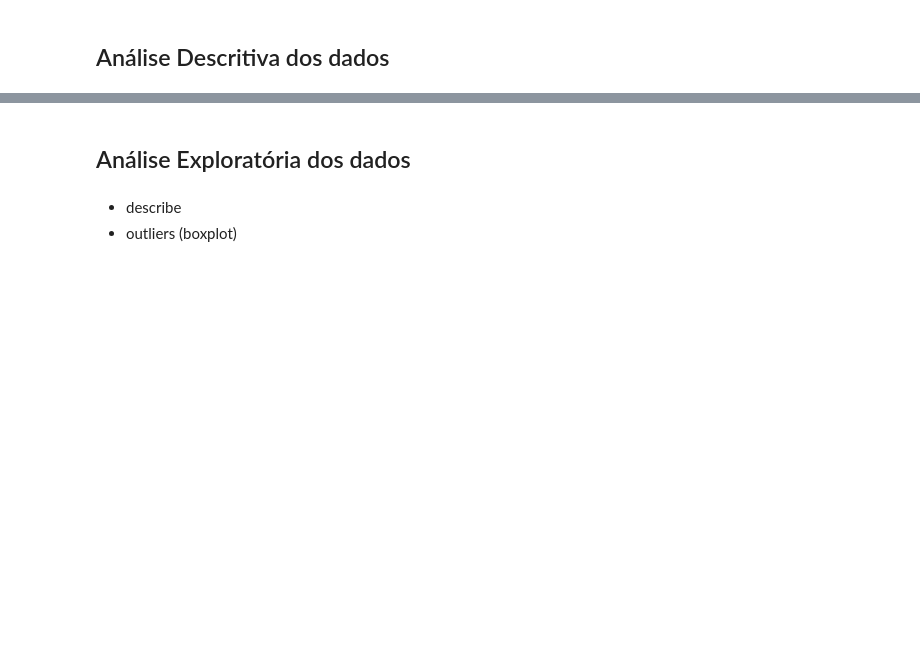
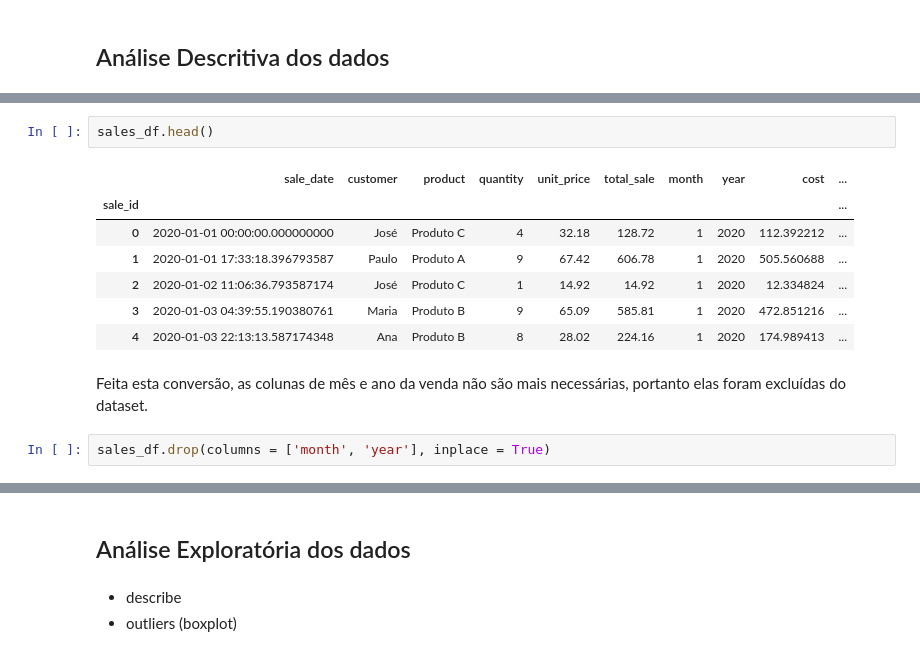
Before and after one commit to rfprates/extraindo_dados_pdf, a Jupyter notebook: data_extraction_pdf.ipynb, the cells around one changed output, grey strips where cells are left out. Drawn from its saved outputs; the diff is of its cells as text; blank space fills up the shorter version.

```diff
--- a/data_extraction_pdf.ipynb
+++ b/data_extraction_pdf.ipynb
@@ -89,0 +166,14 @@ sales_df.head()
+# %%
+sales_df.head()
+# %% [output]
+|  | sale_date | customer | product | quantity | unit_price | total_sale | month | year | cost | ... |
+| sale_id |  |  |  |  |  |  |  |  |  | ... |
+| 0 | 2020-01-01 00:00:00.000000000 | José | Produto C | 4 | 32.18 | 128.72 | 1 | 2020 | 112.392212 | ... |
+| 1 | 2020-01-01 17:33:18.396793587 | Paulo | Produto A | 9 | 67.42 | 606.78 | 1 | 2020 | 505.560688 | ... |
+| 2 | 2020-01-02 11:06:36.793587174 | José | Produto C | 1 | 14.92 | 14.92 | 1 | 2020 | 12.334824 | ... |
+| 3 | 2020-01-03 04:39:55.190380761 | Maria | Produto B | 9 | 65.09 | 585.81 | 1 | 2020 | 472.851216 | ... |
+| 4 | 2020-01-03 22:13:13.587174348 | Ana | Produto B | 8 | 28.02 | 224.16 | 1 | 2020 | 174.989413 | ... |
+# %% [markdown]
+Feita esta conversão, as colunas de mês e ano da venda não são mais necessárias, portanto elas foram excluídas do dataset.
+# %%
+sales_df.drop(columns = ['month', 'year'], inplace = True)
```
Also changed, not shown: parts of 20 cells of this notebook.
